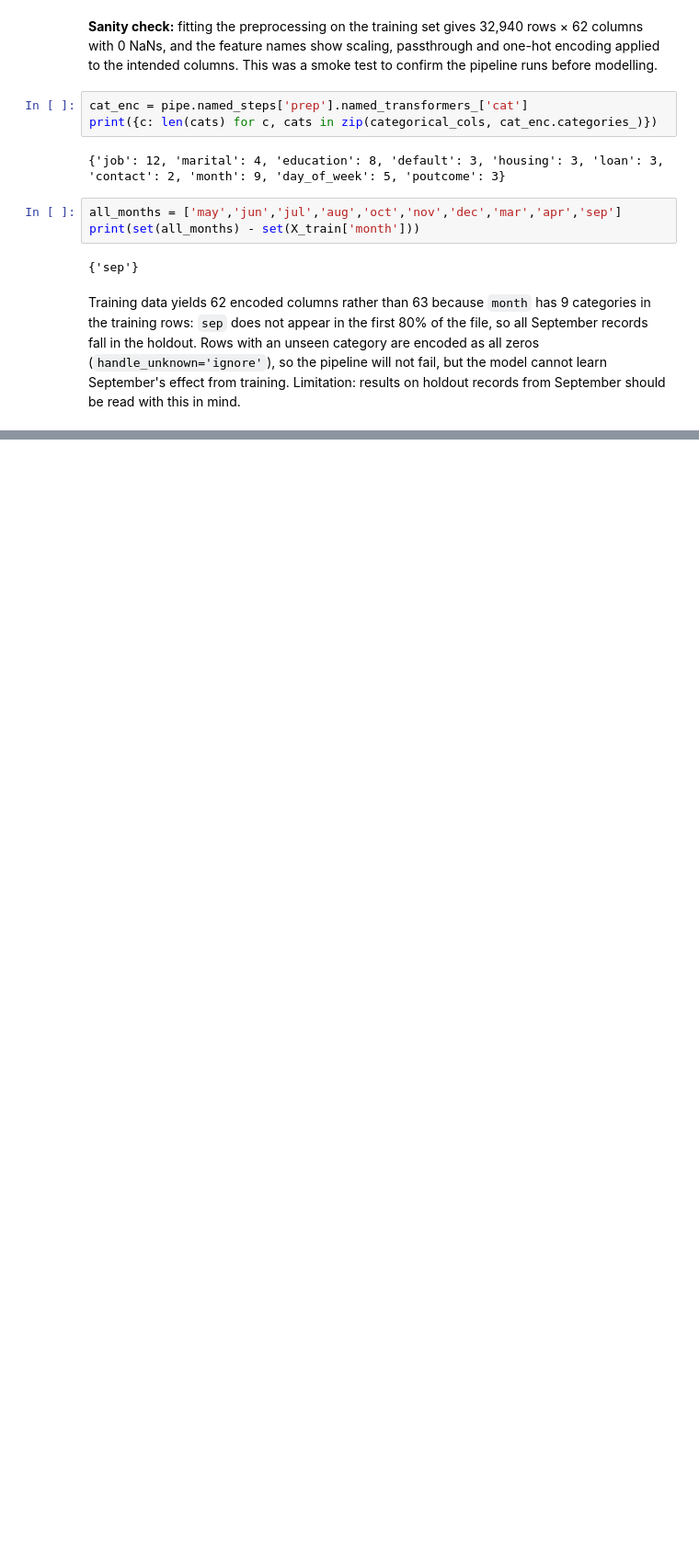
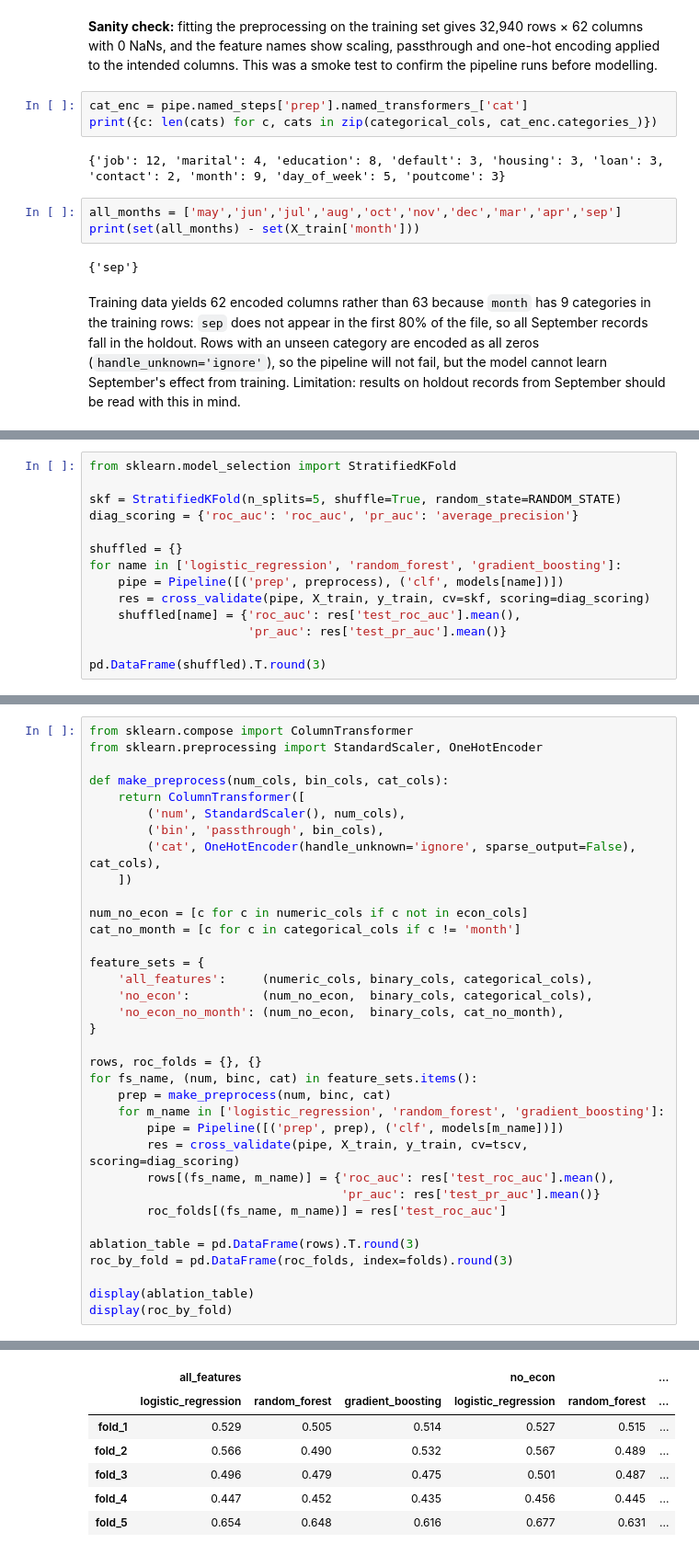
Before and after one commit to ShreyaKantamsetty/bank-campaign-prediction, a Jupyter notebook: notebooks/task1.ipynb, the cells around one changed output, grey strips where cells are left out. Shown at 92% size. Drawn from its saved outputs; the diff is of its cells as text; blank space fills up the shorter version.

```diff
--- a/notebooks/task1.ipynb
+++ b/notebooks/task1.ipynb
@@ -434,0 +709,14 @@ Training data yields 62 encoded columns rather than 63 because `month` has 9 cat
+# %%
+from sklearn.model_selection import StratifiedKFold
+
+skf = StratifiedKFold(n_splits=5, shuffle=True, random_state=RANDOM_STATE)
+diag_scoring = {'roc_auc': 'roc_auc', 'pr_auc': 'average_precision'}
+
+shuffled = {}
+for name in ['logistic_regression', 'random_forest', 'gradient_boosting']:
+    pipe = Pipeline([('prep', preprocess), ('clf', models[name])])
+    res = cross_validate(pipe, X_train, y_train, cv=skf, scoring=diag_scoring)
+    shuffled[name] = {'roc_auc': res['test_roc_auc'].mean(),
+                      'pr_auc': res['test_pr_auc'].mean()}
+
+pd.DataFrame(shuffled).T.round(3)
@@ -434,0 +734,36 @@ Training data yields 62 encoded columns rather than 63 because `month` has 9 cat
+# %%
+from sklearn.compose import ColumnTransformer
+from sklearn.preprocessing import StandardScaler, OneHotEncoder
+
+def make_preprocess(num_cols, bin_cols, cat_cols):
+    return ColumnTransformer([
+        ('num', StandardScaler(), num_cols),
+        ('bin', 'passthrough', bin_cols),
+        ('cat', OneHotEncoder(handle_unknown='ignore', sparse_output=False), cat_cols),
+    ])
+
+num_no_econ = [c for c in numeric_cols if c not in econ_cols]
+cat_no_month = [c for c in categorical_cols if c != 'month']
+
+feature_sets = {
+    'all_features':     (numeric_cols, binary_cols, categorical_cols),
+    'no_econ':          (num_no_econ,  binary_cols, categorical_cols),
+    'no_econ_no_month': (num_no_econ,  binary_cols, cat_no_month),
+}
+
+rows, roc_folds = {}, {}
+for fs_name, (num, binc, cat) in feature_sets.items():
+    prep = make_preprocess(num, binc, cat)
+    for m_name in ['logistic_regression', 'random_forest', 'gradient_boosting']:
+        pipe = Pipeline([('prep', prep), ('clf', models[m_name])])
+        res = cross_validate(pipe, X_train, y_train, cv=tscv, scoring=diag_scoring)
+        rows[(fs_name, m_name)] = {'roc_auc': res['test_roc_auc'].mean(),
+                                   'pr_auc': res['test_pr_auc'].mean()}
+        roc_folds[(fs_name, m_name)] = res['test_roc_auc']
+
+ablation_table = pd.DataFrame(rows).T.round(3)
+roc_by_fold = pd.DataFrame(roc_folds, index=folds).round(3)
+
+display(ablation_table)
+display(roc_by_fold)
+# %% [output]
@@ -434,0 +780,7 @@ Training data yields 62 encoded columns rather than 63 because `month` has 9 cat
+|  | all_features |  |  | no_econ |  | ... |
+|  | logistic_regression | random_forest | gradient_boosting | logistic_regression | random_forest | ... |
+| fold_1 | 0.529 | 0.505 | 0.514 | 0.527 | 0.515 | ... |
+| fold_2 | 0.566 | 0.490 | 0.532 | 0.567 | 0.489 | ... |
+| fold_3 | 0.496 | 0.479 | 0.475 | 0.501 | 0.487 | ... |
+| fold_4 | 0.447 | 0.452 | 0.435 | 0.456 | 0.445 | ... |
+| fold_5 | 0.654 | 0.648 | 0.616 | 0.677 | 0.631 | ... |
```
Also changed, not shown: parts of 36 cells of this notebook.
